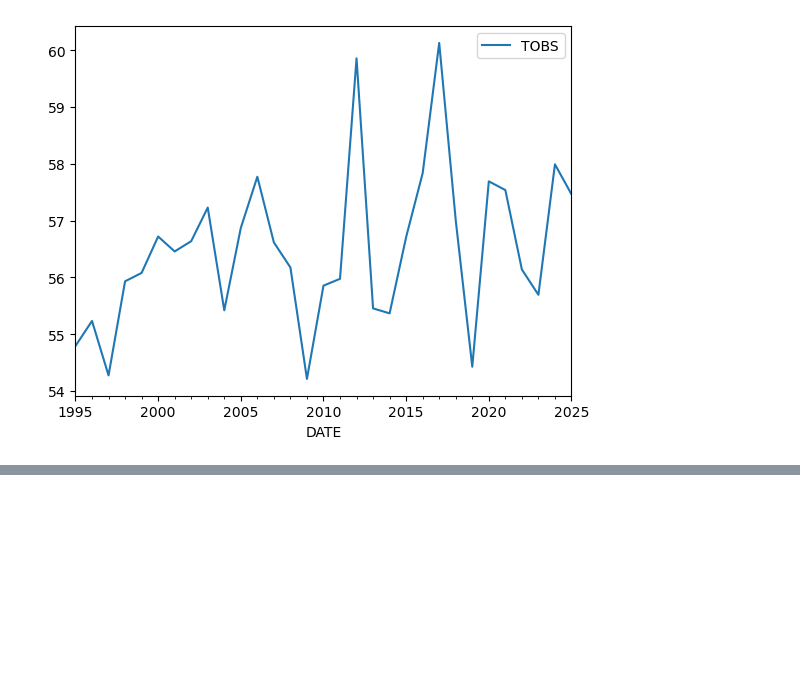
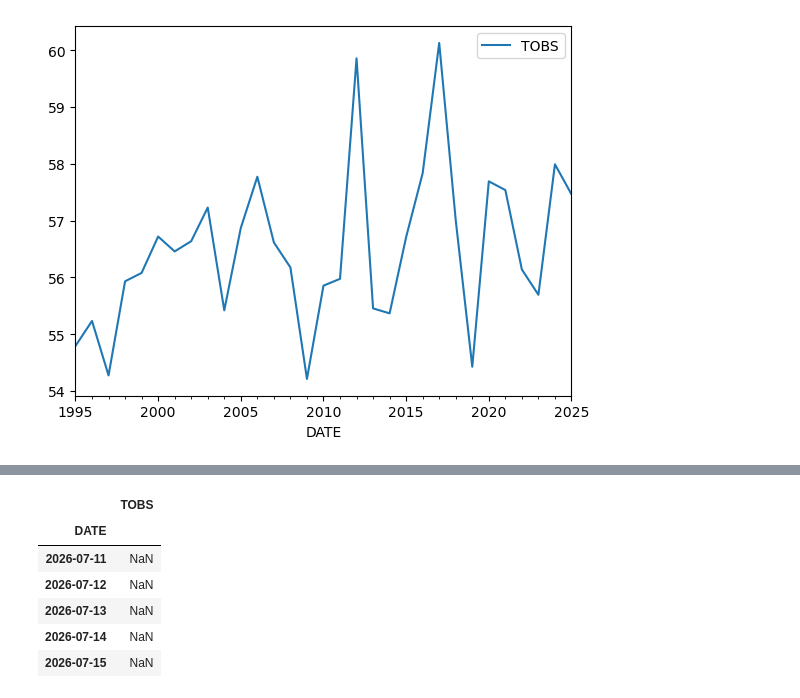
Before and after one commit to cu-esiil-edu/01-climate-madhuravkulkarni, a Jupyter notebook: notebooks/climatedata_analysis.ipynb, the cells around one changed output, grey strips where cells are left out. Cells and saved outputs as stored; diff of their text form; code cells hidden in the pictures; blank space fills up the shorter version.

```diff
--- a/notebooks/climatedata_analysis.ipynb
+++ b/notebooks/climatedata_analysis.ipynb
@@ -136,0 +173,13 @@ hv.save(boulder_30yr_plot, 'boulder_plot.html') #this gives filename
+# %%
+# Keep only the TOBS column for Wilmington data
+wilmington_df = wilmington_df[["TOBS"]]
+wilmington_df.head()
+wilmington_df.tail()
+# %% [output]
+|  | TOBS |
+| DATE |  |
+| 2026-07-11 | NaN |
+| 2026-07-12 | NaN |
+| 2026-07-13 | NaN |
+| 2026-07-14 | NaN |
+| 2026-07-15 | NaN |
```
Also changed, not shown: parts of 3 cells of this notebook.
